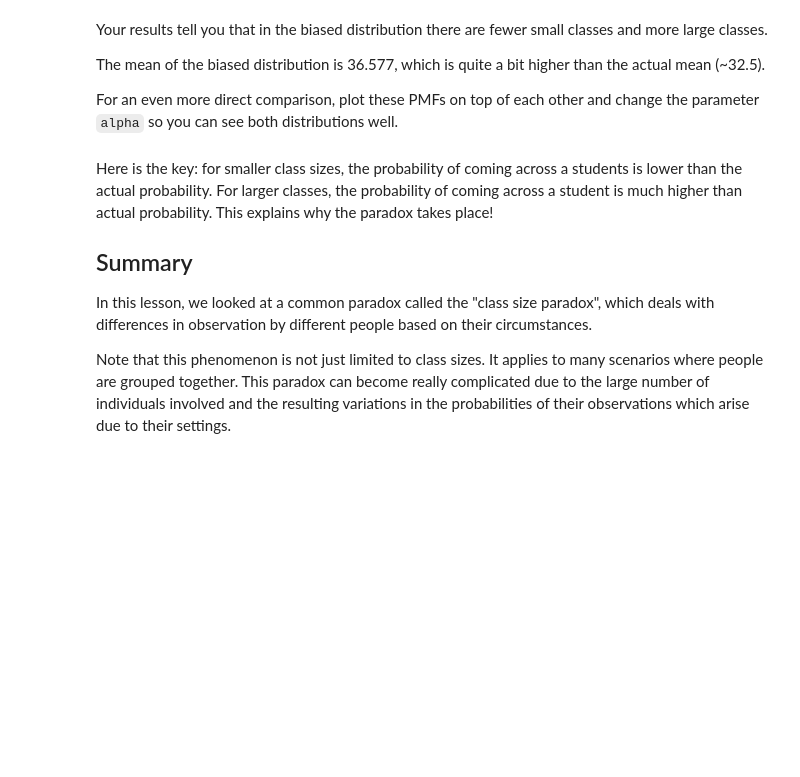
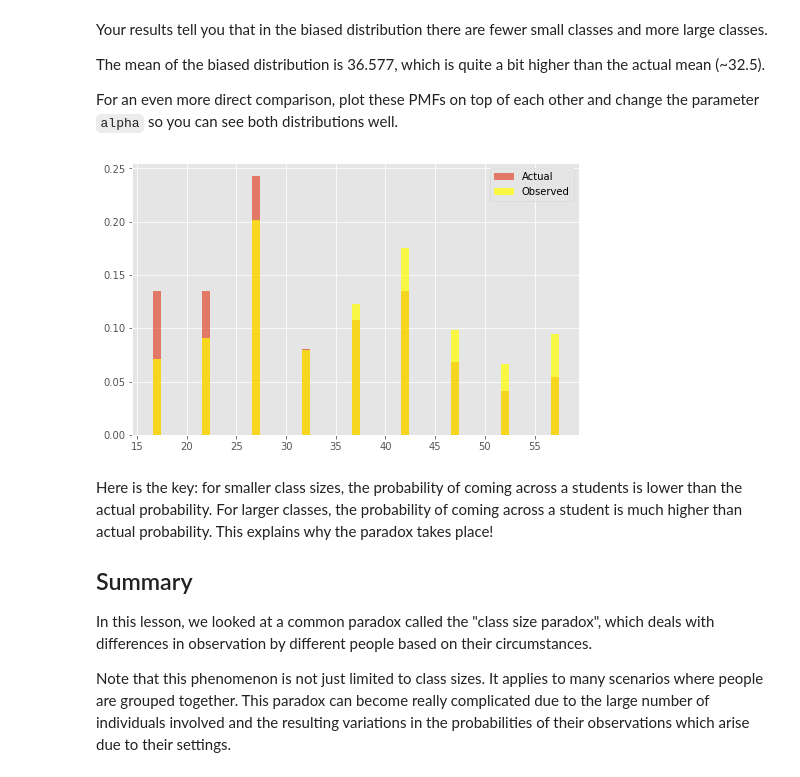
Before and after one commit to adcm2292/dsc-probability-mass-function-lab, a Jupyter notebook: index.ipynb, the cells around one changed output. Cells and saved outputs as stored; diff of their text form; code cells hidden in the pictures; blank space fills up the shorter version.

```diff
--- a/index.ipynb
+++ b/index.ipynb
@@ -154,3 +179,12 @@ plt.figure(figsize=(8, 5))
+# %%
+# Plot pmfs overlapping
+plt.figure(figsize=(8, 5))
+plt.bar(size_and_count.keys(), pmf, label='Actual', alpha=0.7);
+plt.bar(size_and_count.keys(), pmf2, label='Observed', color='yellow',alpha=0.7)
+plt.legend()
+plt.show()
+# %% [output]
+[figure, added]
 # %% [markdown]
 Here is the key: for smaller class sizes, the probability of coming across a students is lower than the actual probability. For larger classes, the probability of coming across a student is much higher than actual probability. This explains why the paradox takes place!
 
```
Also changed, not shown: parts of 9 cells of this notebook.
